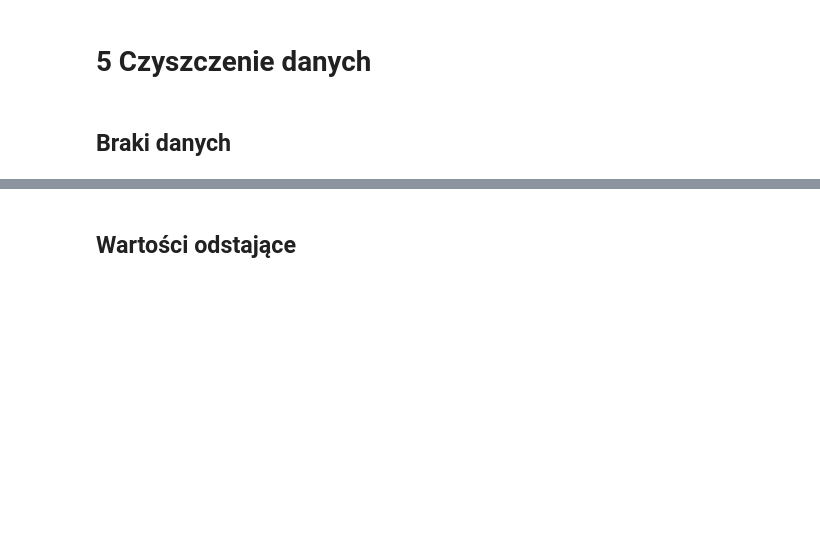
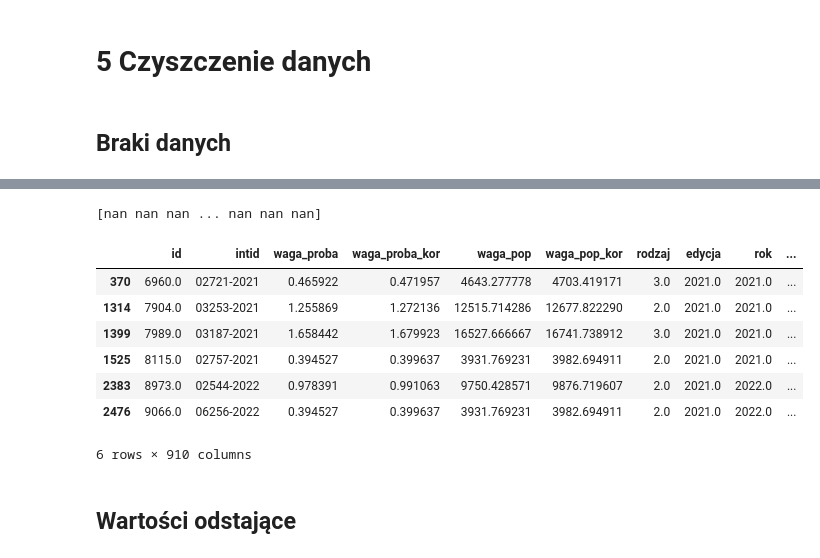
Before and after one commit to HelloSwiat/AGH_Analiza_Danych, a Jupyter notebook: Praca_zaliczeniowa_Analiza_Danych_w_Biznesie.ipynb, the cells around one changed output, grey strips where cells are left out. Cells and saved outputs as stored; diff of their text form; code cells hidden in the pictures; blank space fills up the shorter version.

```diff
--- a/Praca_zaliczeniowa_Analiza_Danych_w_Biznesie.ipynb
+++ b/Praca_zaliczeniowa_Analiza_Danych_w_Biznesie.ipynb
@@ -461,3 +433,23 @@ m2
+# %%
+# prompt: to show the values which are in the variable df_L1['n14']
+
+print(df_L1['n14'].values)
+# %% [output]
+[nan nan nan ... nan nan nan]
+# %%
+# Przykład zmiennej z brakującymi danymi
+# Display rows where 'region' has missing values
+rows_with_missing_region = df_L1[df_L1['region'].isnull()]
+rows_with_missing_region
+# %% [output]
+|  | id | intid | waga_proba | waga_proba_kor | waga_pop | waga_pop_kor | rodzaj | edycja | rok | ... |
+| 370 | 6960.0 | 02721-2021 | 0.465922 | 0.471957 | 4643.277778 | 4703.419171 | 3.0 | 2021.0 | 2021.0 | ... |
+| 1314 | 7904.0 | 03253-2021 | 1.255869 | 1.272136 | 12515.714286 | 12677.822290 | 2.0 | 2021.0 | 2021.0 | ... |
+| 1399 | 7989.0 | 03187-2021 | 1.658442 | 1.679923 | 16527.666667 | 16741.738912 | 3.0 | 2021.0 | 2021.0 | ... |
+| 1525 | 8115.0 | 02757-2021 | 0.394527 | 0.399637 | 3931.769231 | 3982.694911 | 2.0 | 2021.0 | 2021.0 | ... |
+| 2383 | 8973.0 | 02544-2022 | 0.978391 | 0.991063 | 9750.428571 | 9876.719607 | 2.0 | 2021.0 | 2022.0 | ... |
+| 2476 | 9066.0 | 06256-2022 | 0.394527 | 0.399637 | 3931.769231 | 3982.694911 | 2.0 | 2021.0 | 2022.0 | ... |
+6 rows × 910 columns
 # %% [markdown]
 ## Wartości odstające
 # %% [markdown]
```
Also changed, not shown: parts of 36 cells of this notebook.
